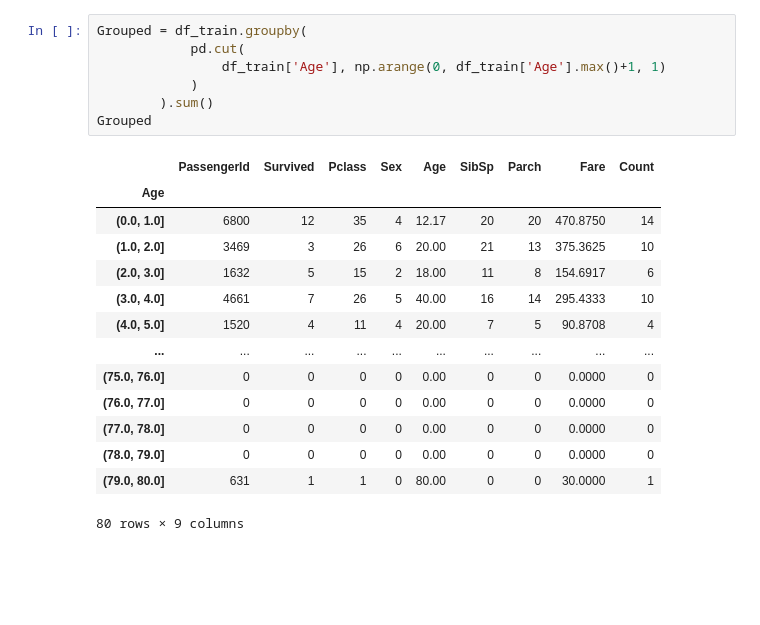
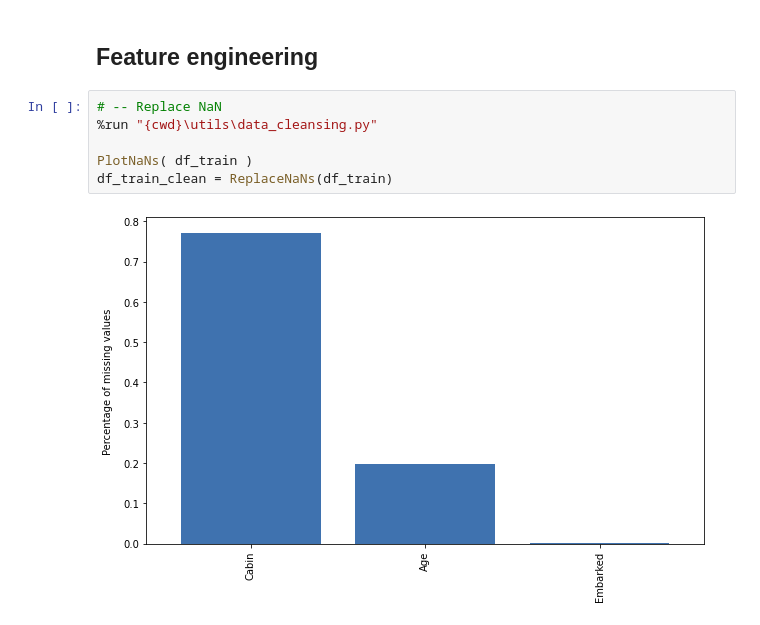
Before and after one commit to Yucheng-Zhu/Titanic_MachineLearningfromDisaster, a Jupyter notebook: Titanic (MLP).ipynb, the cells around one changed output. Drawn from its saved outputs; the diff is of its cells as text; blank space fills up the shorter version.

```diff
--- a/Titanic (MLP).ipynb
+++ b/Titanic (MLP).ipynb
@@ -214,22 +91,10 @@ df_train
-# %%
-Grouped = df_train.groupby(
-            pd.cut(
-                df_train['Age'], np.arange(0, df_train['Age'].max()+1, 1)
-            )
-        ).sum()
-Grouped
-# %% [output]
-|  | PassengerId | Survived | Pclass | Sex | Age | SibSp | Parch | Fare | Count |
-| Age |  |  |  |  |  |  |  |  |  |
-| (0.0, 1.0] | 6800 | 12 | 35 | 4 | 12.17 | 20 | 20 | 470.8750 | 14 |
-| (1.0, 2.0] | 3469 | 3 | 26 | 6 | 20.00 | 21 | 13 | 375.3625 | 10 |
-| (2.0, 3.0] | 1632 | 5 | 15 | 2 | 18.00 | 11 | 8 | 154.6917 | 6 |
-| (3.0, 4.0] | 4661 | 7 | 26 | 5 | 40.00 | 16 | 14 | 295.4333 | 10 |
-| (4.0, 5.0] | 1520 | 4 | 11 | 4 | 20.00 | 7 | 5 | 90.8708 | 4 |
-| ... | ... | ... | ... | ... | ... | ... | ... | ... | ... |
-| (75.0, 76.0] | 0 | 0 | 0 | 0 | 0.00 | 0 | 0 | 0.0000 | 0 |
-| (76.0, 77.0] | 0 | 0 | 0 | 0 | 0.00 | 0 | 0 | 0.0000 | 0 |
-| (77.0, 78.0] | 0 | 0 | 0 | 0 | 0.00 | 0 | 0 | 0.0000 | 0 |
-| (78.0, 79.0] | 0 | 0 | 0 | 0 | 0.00 | 0 | 0 | 0.0000 | 0 |
-| (79.0, 80.0] | 631 | 1 | 1 | 0 | 80.00 | 0 | 0 | 30.0000 | 1 |
-80 rows × 9 columns
+# %% [markdown]
+## Feature engineering
+# %%
+# -- Replace NaN
+%run "{cwd}\utils\data_cleansing.py"
+
+PlotNaNs( df_train )
+df_train_clean = ReplaceNaNs(df_train)
+# %% [output]
+[figure, added]
```
Also changed, not shown: parts of 8 cells of this notebook, 4 other files.
